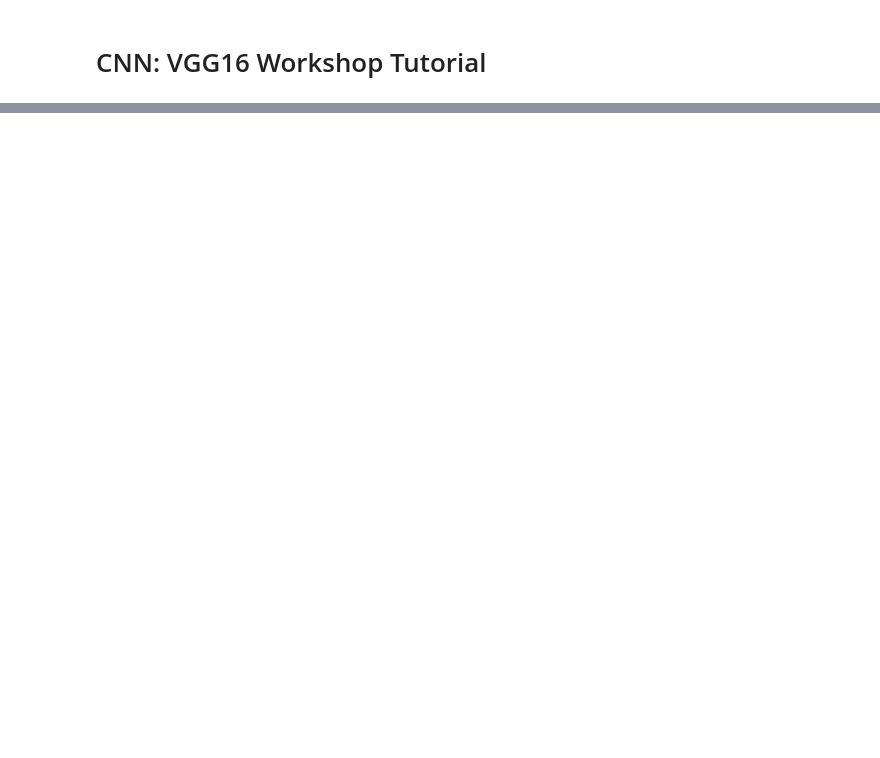
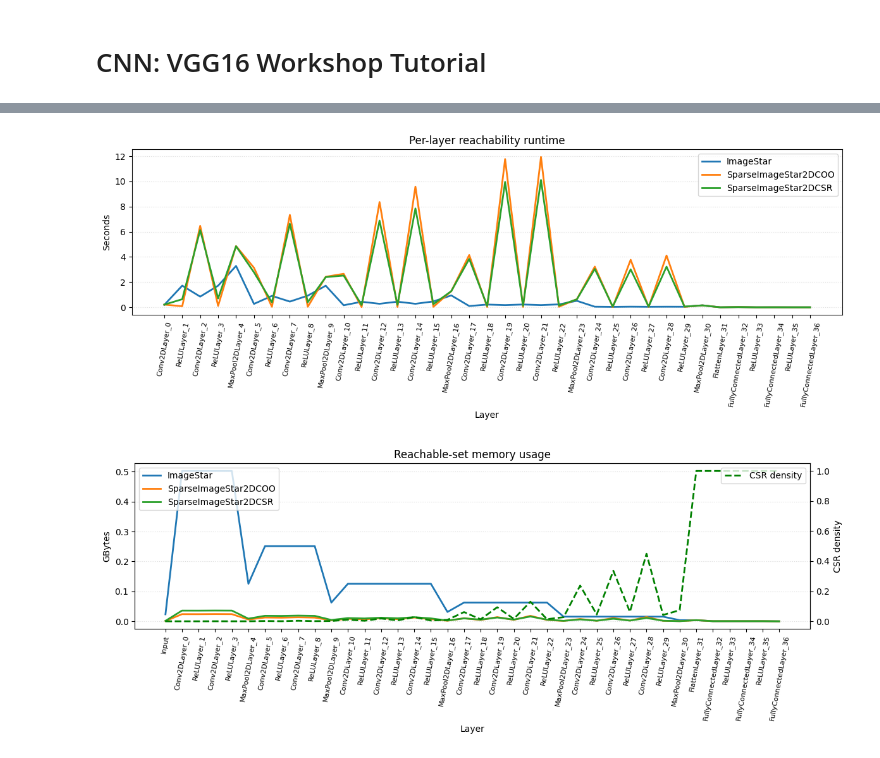
Before and after one commit to V2A2/StarV, a Jupyter notebook: L4DC/tutorial_CNN_VGG16.ipynb, the cells around one changed output, grey strips where cells are left out. Cells and saved outputs as stored; diff of their text form; code cells hidden in the pictures; blank space fills up the shorter version.

```diff
--- a/L4DC/tutorial_CNN_VGG16.ipynb
+++ b/L4DC/tutorial_CNN_VGG16.ipynb
@@ -90,0 +159,6 @@ Layer 36: <class 'StarV.layer.FullyConnectedLayer.FullyConnectedLayer'> (1000, 4
+# %%
+reachability_method = 'approx'
+lp_solver = 'gurobi'
+
+print(f'Reachability method: {reachability_method}')
+print(f'LP solver: {lp_solver}')
@@ -90,0 +337,61 @@ Layer 36: <class 'StarV.layer.FullyConnectedLayer.FullyConnectedLayer'> (1000, 4
+# %%
+RUN_LAYER_PROFILE = True
+
+if RUN_LAYER_PROFILE:
+    profile_sets = {
+        'ImageStar': ImageStar(lb, ub),
+        'SparseImageStar2DCOO': SparseImageStar2DCOO(lb, ub),
+        'SparseImageStar2DCSR': SparseImageStar2DCSR(lb, ub),
+    }
+    profile_time = {name: [] for name in profile_sets}
+    profile_memory = {name: [set_obj.nbytes() / (1024**3)] for name, set_obj in profile_sets.items()}  # Convert to GBytes
+    csr_density = [profile_sets['SparseImageStar2DCSR'].density()]
+
+    for layer_index, layer in enumerate(net.layers):
+        for set_name, set_obj in list(profile_sets.items()):
+            start = time.perf_counter()
+            profile_sets[set_name] = layer.reach(set_obj, method=reachability_method, lp_solver=lp_solver, show=False)
+            profile_time[set_name].append(time.perf_counter() - start)
+            profile_memory[set_name].append(profile_sets[set_name].nbytes() / (1024**3))  # Convert to GBytes
+        csr_density.append(profile_sets['SparseImageStar2DCSR'].density())
+
+    layer_ids = np.arange(net.n_layers)
+    layer_labels = [f'{layer.__class__.__name__}_{i}' for i, layer in enumerate(net.layers)]
+
+    fig, ax = plt.subplots(figsize=(12, 4.8))
+    for set_name, times in profile_time.items():
+        ax.plot(layer_ids, times, linewidth=2, label=set_name)
+    ax.set_title('Per-layer reachability runtime')
+    ax.set_xlabel('Layer')
+    ax.set_ylabel('Seconds')
+    ax.set_xticks(layer_ids)
+    ax.set_xticklabels(layer_labels, rotation=80, fontsize=8)
+    ax.grid(axis='y', linestyle=':', alpha=0.4)
+    ax.legend()
+    plt.tight_layout()
+    plt.show()
+
+    memory_ids = np.arange(net.n_layers + 1)
+    memory_labels = ['Input', *layer_labels]
+    fig, ax = plt.subplots(figsize=(12, 4.8))
+    for set_name, memory in profile_memory.items():
+        ax.plot(memory_ids, memory, linewidth=2, label=set_name)
+    ax.set_title('Reachable-set memory usage')
+    ax.set_xlabel('Layer')
+    ax.set_ylabel('GBytes')
+    ax.set_xticks(memory_ids)
+    ax.set_xticklabels(memory_labels, rotation=80, fontsize=8)
+    ax.grid(axis='y', linestyle=':', alpha=0.4)
+    ax.legend(loc='upper left')
+
+    ax_density = ax.twinx()
+    ax_density.plot(memory_ids, csr_density, color='green', linewidth=2, linestyle='--', label='CSR density')
+    ax_density.set_ylabel('CSR density')
+    ax_density.legend(loc='upper right')
+    plt.tight_layout()
+    plt.show()
+else:
+    print('Set RUN_LAYER_PROFILE = True to run the optional layer profiling cell.')
+# %% [output]
+[figure, added]
+[figure, added]
```
Also changed, not shown: parts of 20 cells of this notebook, 32 other files.
